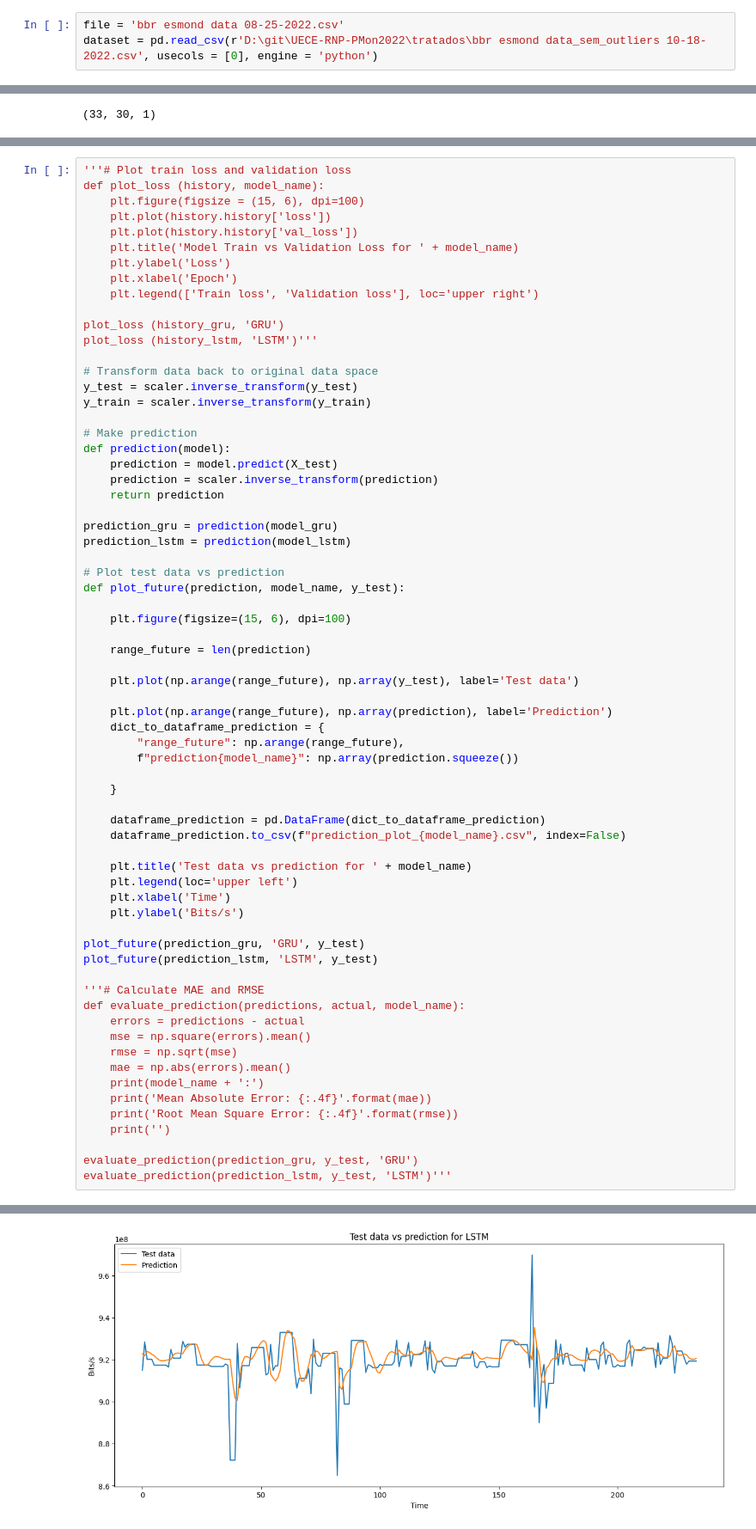
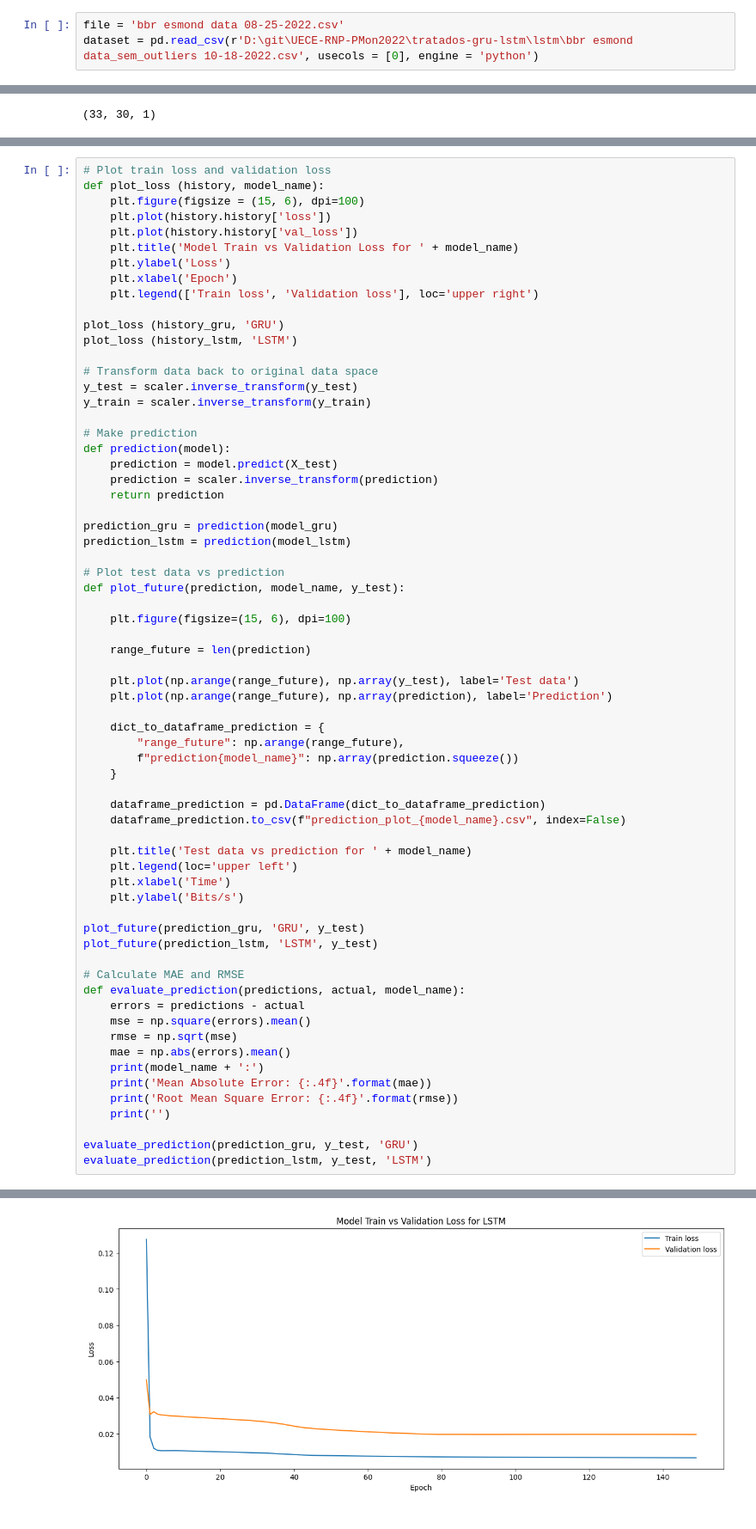
Before and after one commit to LarcesUece/UECE-RNP-PMon2022, a Jupyter notebook: GRU-LSTM/GRU-LSTM.ipynb, the cells around one changed output, grey strips where cells are left out. Shown: that part at 86% size. Drawn from its saved outputs; the diff is of its cells as text.

```diff
--- a/GRU-LSTM/GRU-LSTM.ipynb
+++ b/GRU-LSTM/GRU-LSTM.ipynb
@@ -26,7 +26,7 @@ plt.show()
 tf.random.set_seed(7)
 # %%
 file = 'bbr esmond data 08-25-2022.csv'
-dataset = pd.read_csv(r'D:\git\UECE-RNP-PMon2022\tratados\bbr esmond data_sem_outliers 10-18-2022.csv', usecols = [0], engine = 'python')
+dataset = pd.read_csv(r'D:\git\UECE-RNP-PMon2022\tratados-gru-lstm\lstm\bbr esmond data_sem_outliers 10-18-2022.csv', usecols = [0], engine = 'python')
 # %%
 # Split train data and test data
 train_size = int(len(dataset)*0.7)
@@ -134,5 +134,5 @@ Epoch 150/150
 # %%
-'''# Plot train loss and validation loss
+# Plot train loss and validation loss
 def plot_loss (history, model_name):
     plt.figure(figsize = (15, 6), dpi=100)
     plt.plot(history.history['loss'])
@@ -143,7 +143,7 @@ def plot_loss (history, model_name):
     plt.legend(['Train loss', 'Validation loss'], loc='upper right')
 
 plot_loss (history_gru, 'GRU')
-plot_loss (history_lstm, 'LSTM')'''
+plot_loss (history_lstm, 'LSTM')
 
 # Transform data back to original data space
 y_test = scaler.inverse_transform(y_test)
@@ -166,12 +166,11 @@ def plot_future(prediction, model_name, y_test):
     range_future = len(prediction)
 
     plt.plot(np.arange(range_future), np.array(y_test), label='Test data')
+    plt.plot(np.arange(range_future), np.array(prediction), label='Prediction')
 
-    plt.plot(np.arange(range_future), np.array(prediction), label='Prediction')
     dict_to_dataframe_prediction = {
         "range_future": np.arange(range_future),
         f"prediction{model_name}": np.array(prediction.squeeze())
-
     }
 
     dataframe_prediction = pd.DataFrame(dict_to_dataframe_prediction)
@@ -185,7 +184,7 @@ def plot_future(prediction, model_name, y_test):
 plot_future(prediction_gru, 'GRU', y_test)
 plot_future(prediction_lstm, 'LSTM', y_test)
 
-'''# Calculate MAE and RMSE
+# Calculate MAE and RMSE
 def evaluate_prediction(predictions, actual, model_name):
     errors = predictions - actual
     mse = np.square(errors).mean()
@@ -197,7 +196,7 @@ def evaluate_prediction(predictions, actual, model_name):
     print('')
 
 evaluate_prediction(prediction_gru, y_test, 'GRU')
-evaluate_prediction(prediction_lstm, y_test, 'LSTM')'''
+evaluate_prediction(prediction_lstm, y_test, 'LSTM')
 # %% [output]
 8/8 [==============================] - 0s 4ms/step
 8/8 [==============================] - 0s 5ms/step
@@ -206 +211 @@ evaluate_prediction(prediction_lstm, y_test, 'LSTM')'''
-[figure, old version]
+[figure, new version]
```
Also changed, not shown: parts of 3 cells of this notebook, 3 other files.
